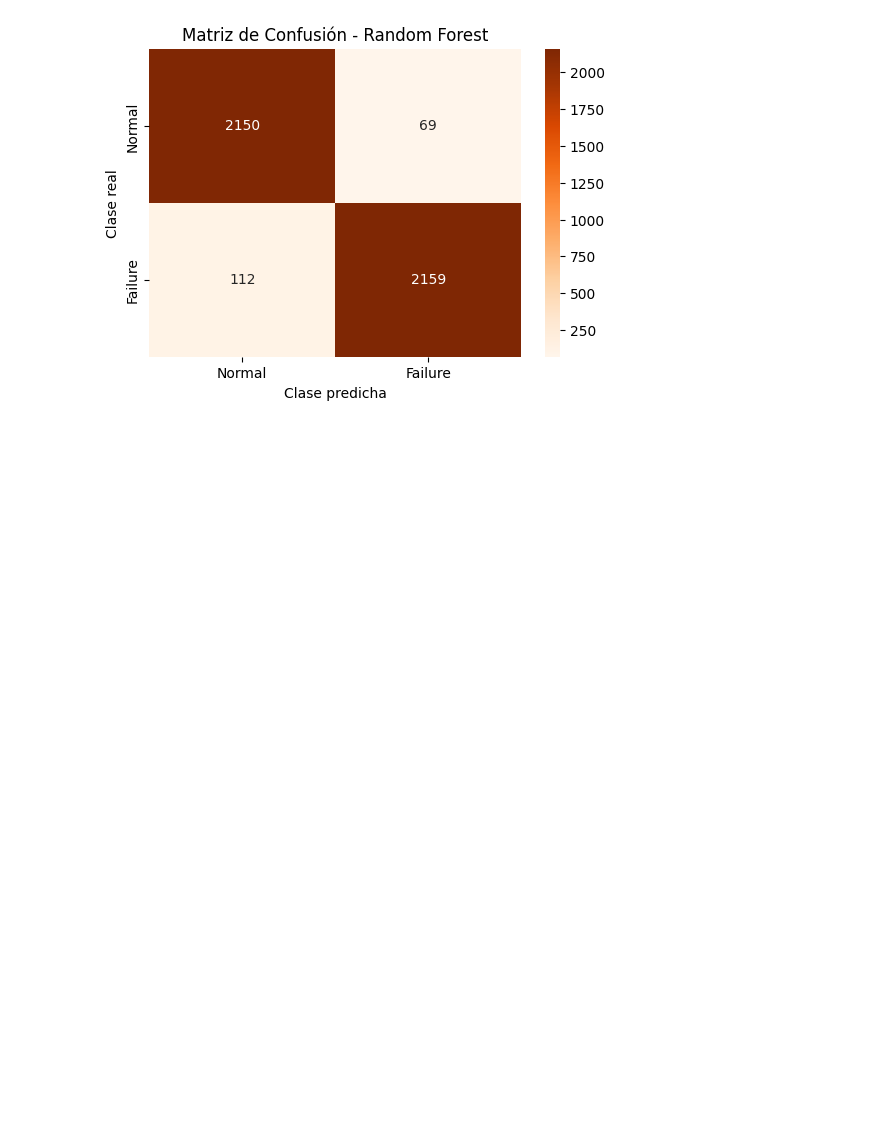
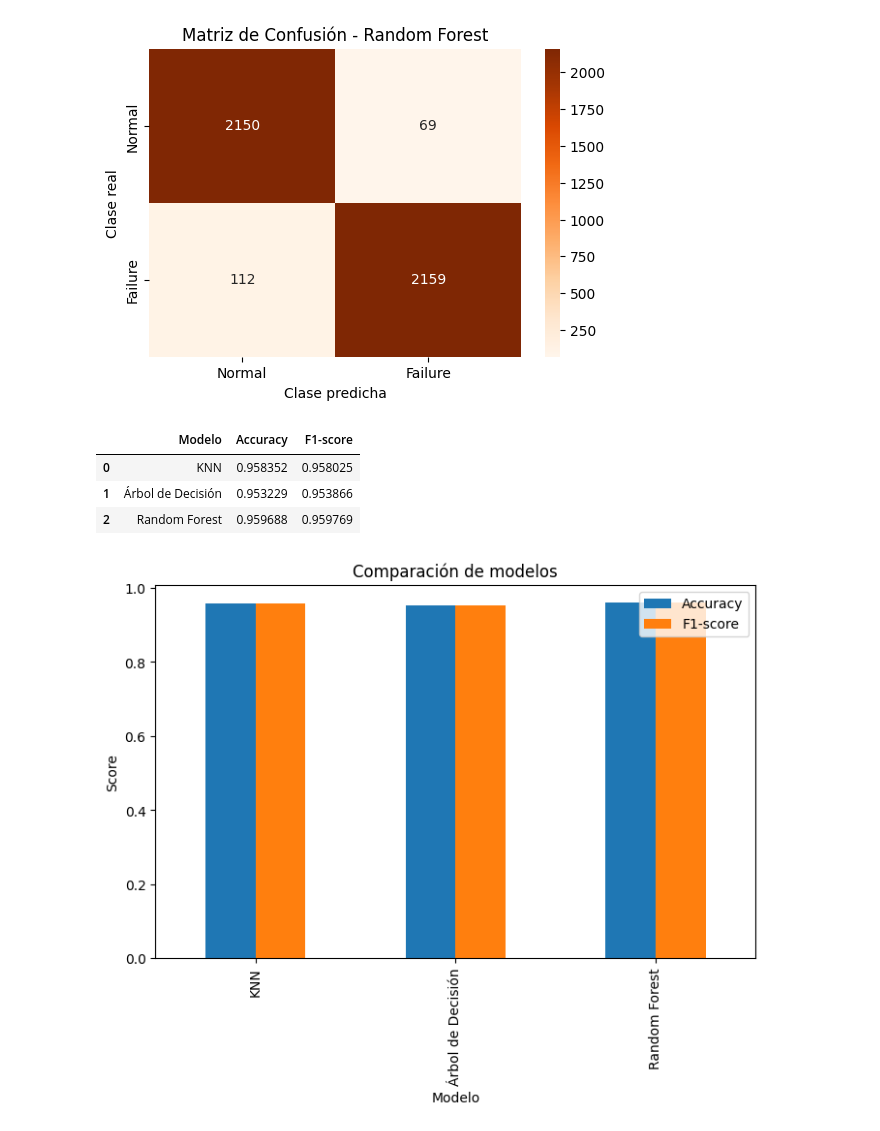
Before and after one commit to Valentinad21/CDD, a Jupyter notebook: TP1.ipynb, the cells around one changed output. Cells and saved outputs as stored; diff of their text form; code cells hidden in the pictures; blank space fills up the shorter version.

```diff
--- a/TP1.ipynb
+++ b/TP1.ipynb
@@ -564,3 +564,35 @@ F1-score RF: 0.9597688375194487
    macro avg       0.96      0.96      0.96      4490
 weighted avg       0.96      0.96      0.96      4490
 [figure]
+# %%
+# Comparación en tabla
+import pandas as pd
+
+resultados = pd.DataFrame({
+    'Modelo': ['KNN', 'Árbol de Decisión', 'Random Forest'],
+    'Accuracy': [
+        model_knn.score(X_test, y_test),
+        model_tree.score(X_test, y_test),
+        model_rf.score(X_test, y_test)
+    ],
+    'F1-score': [
+        f1_score(y_test, y_pred_knn),
+        f1_score(y_test, y_pred_tree),
+        f1_score(y_test, y_pred_rf)
+    ]
+})
+
+resultados
+# %% [output]
+|  | Modelo | Accuracy | F1-score |
+| 0 | KNN | 0.958352 | 0.958025 |
+| 1 | Árbol de Decisión | 0.953229 | 0.953866 |
+| 2 | Random Forest | 0.959688 | 0.959769 |
+# %%
+# Compración con grafico
+resultados.set_index('Modelo').plot(kind='bar', figsize=(8,5))
+plt.title("Comparación de modelos")
+plt.ylabel("Score")
+plt.show()
+# %% [output]
+[figure, added]
```
